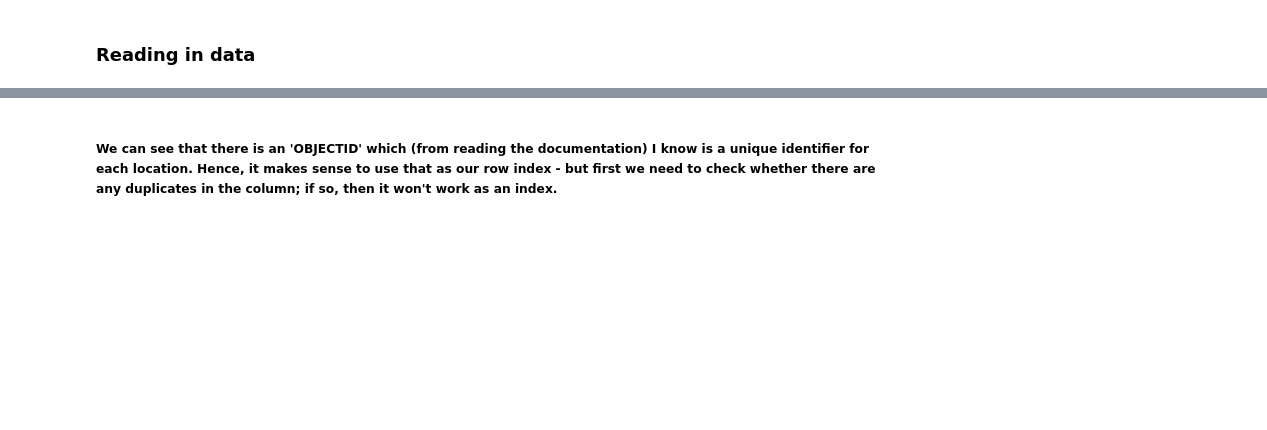
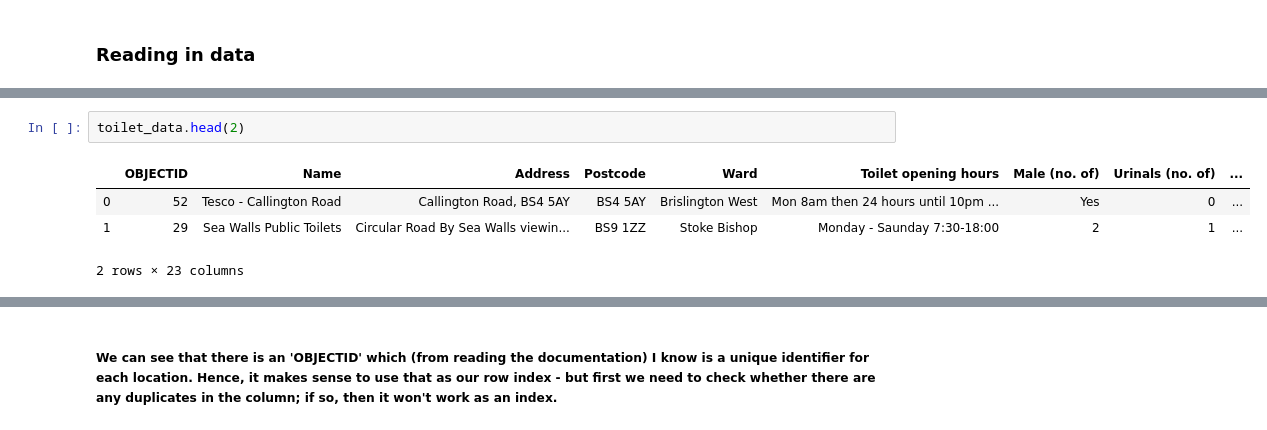
Before and after one commit to CodeHubOrg/python_workshops, a Jupyter notebook: week_5/tutorial_week5.ipynb, the cells around one changed output, grey strips where cells are left out. Drawn from its saved outputs; the diff is of its cells as text; blank space fills up the shorter version.

```diff
--- a/week_5/tutorial_week5.ipynb
+++ b/week_5/tutorial_week5.ipynb
@@ -61,0 +127,7 @@ toilet_df.head() # print 1st 5 rows by default.  Can use .head(n) to print 1st n
+# %%
+toilet_data.head(2)
+# %% [output]
+|  | OBJECTID | Name | Address | Postcode | Ward | Toilet opening hours | Male (no. of) | Urinals (no. of) | ... |
+| 0 | 52 | Tesco - Callington Road | Callington Road, BS4 5AY | BS4 5AY | Brislington West | Mon 8am then 24 hours until 10pm ... | Yes | 0 | ... |
+| 1 | 29 | Sea Walls Public Toilets | Circular Road By Sea Walls viewin... | BS9 1ZZ | Stoke Bishop | Monday - Saunday 7:30-18:00 | 2 | 1 | ... |
+2 rows × 23 columns
```
Also changed, not shown: parts of 25 cells of this notebook.
